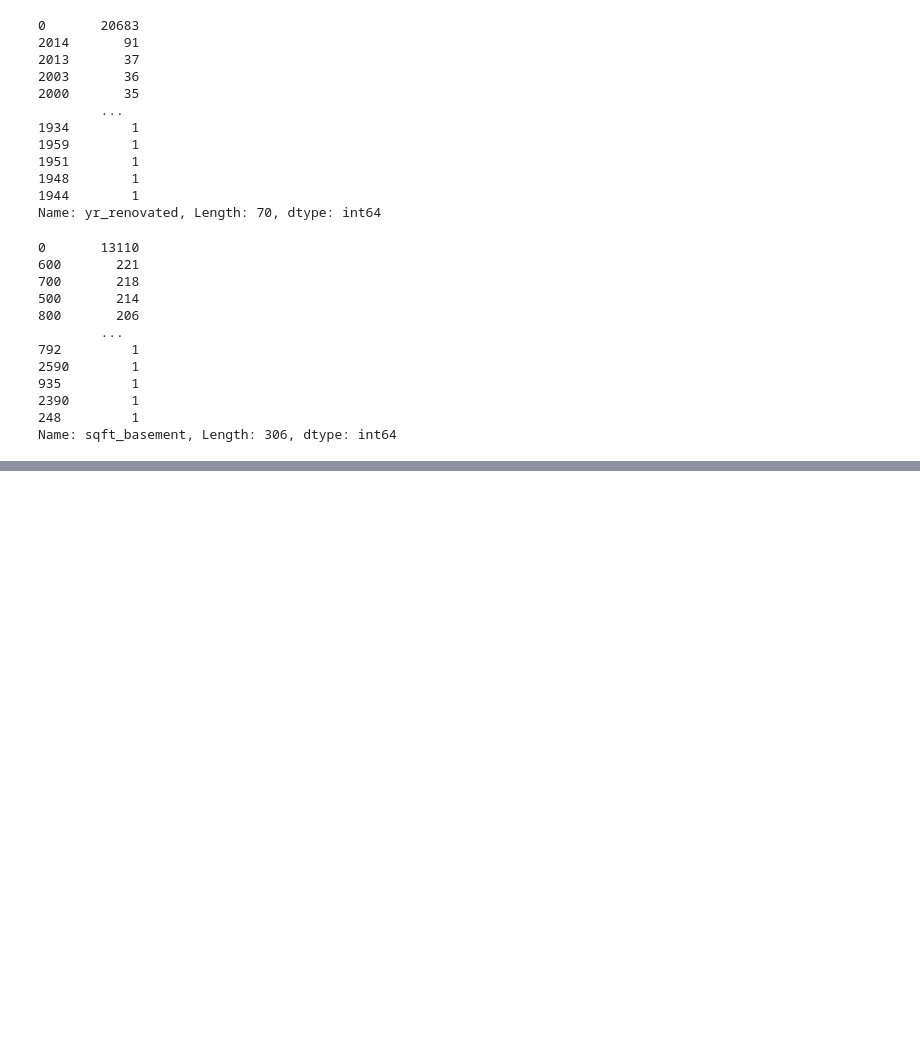
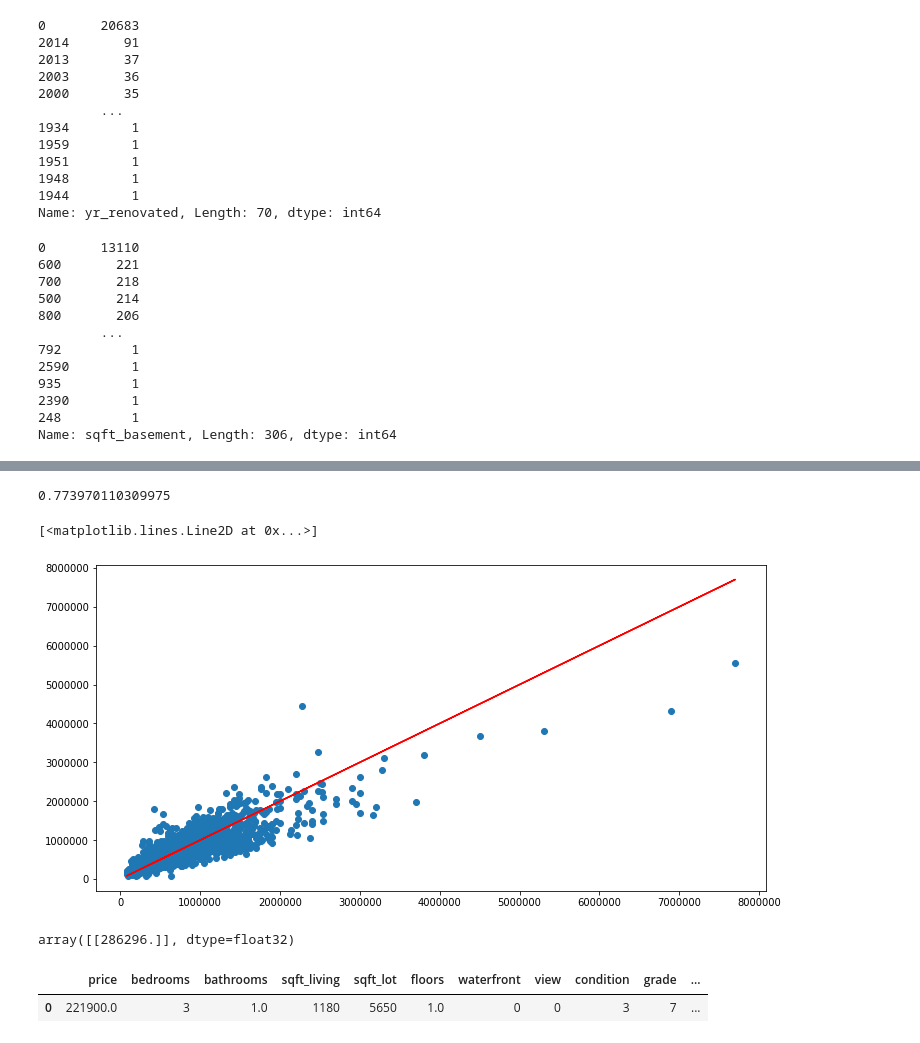
Before and after one commit to douglas-thoms/Udemy, a Jupyter notebook: Refactored_Py_DS_ML_Bootcamp-master/Completed/Keras typing along 2.ipynb, the cells around one changed output, grey strips where cells are left out. Cells and saved outputs as stored; diff of their text form; code cells hidden in the pictures; blank space fills up the shorter version.

```diff
--- a/Refactored_Py_DS_ML_Bootcamp-master/Completed/Keras typing along 2.ipynb
+++ b/Refactored_Py_DS_ML_Bootcamp-master/Completed/Keras typing along 2.ipynb
@@ -234,0 +320,11 @@ Name: sqft_basement, Length: 306, dtype: int64
+# %%
+explained_variance_score(y_test, predictions)
+# %% [output]
+0.773970110309975
+# %%
+plt.figure(figsize=(12,6))
+plt.scatter(y_test, predictions)
+plt.plot(y_test,y_test,'r')
+# %% [output]
+[<matplotlib.lines.Line2D at 0x...>]
+[figure, added]
@@ -234,0 +335,9 @@ Name: sqft_basement, Length: 306, dtype: int64
+# %%
+model.predict(single_house)
+# %% [output]
+array([[286296.]], dtype=float32)
+# %%
+df.head(1)
+# %% [output]
+|  | price | bedrooms | bathrooms | sqft_living | sqft_lot | floors | waterfront | view | condition | grade | ... |
+| 0 | 221900.0 | 3 | 1.0 | 1180 | 5650 | 1.0 | 0 | 0 | 3 | 7 | ... |
```
Also changed, not shown: parts of 21 cells of this notebook, 1 other file.
